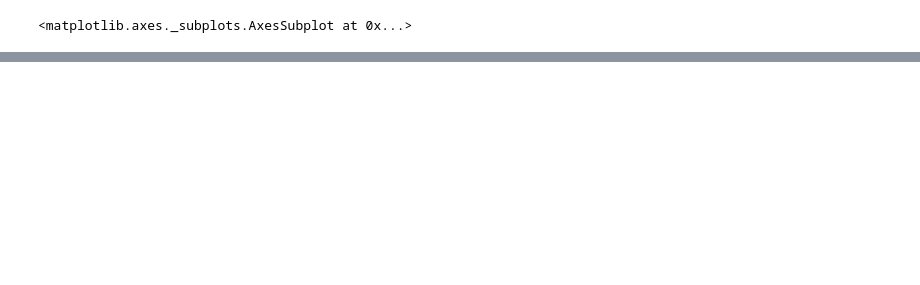
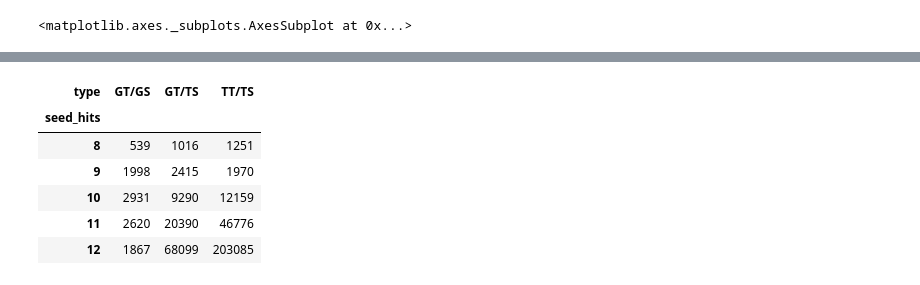
Before and after one commit to jchmura/masters-analysis, a Jupyter notebook: analysis/count_tracks.ipynb, the cells around one changed output, grey strips where cells are left out. Cells and saved outputs as stored; diff of their text form; code cells hidden in the pictures; blank space fills up the shorter version.

```diff
--- a/analysis/count_tracks.ipynb
+++ b/analysis/count_tracks.ipynb
@@ -57,0 +97,11 @@ count['total'].plot.bar()
+# %%
+g = df.groupby(['type', 'seed_hits']).size().unstack('type')
+g
+# %% [output]
+| type | GT/GS | GT/TS | TT/TS |
+| seed_hits |  |  |  |
+| 8 | 539 | 1016 | 1251 |
+| 9 | 1998 | 2415 | 1970 |
+| 10 | 2931 | 9290 | 12159 |
+| 11 | 2620 | 20390 | 46776 |
+| 12 | 1867 | 68099 | 203085 |
```
Also changed, not shown: parts of 20 cells of this notebook.
